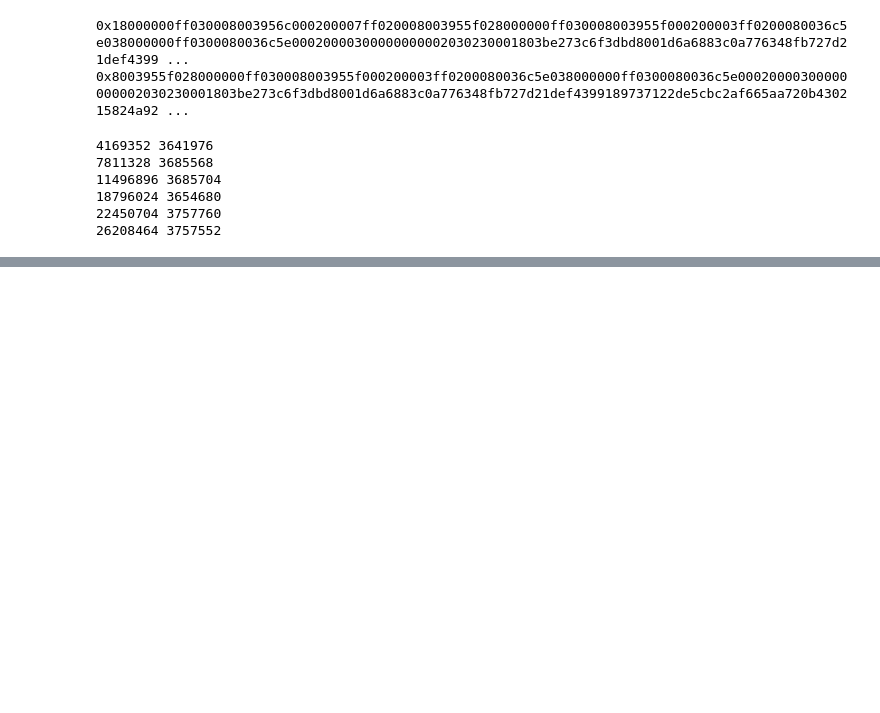
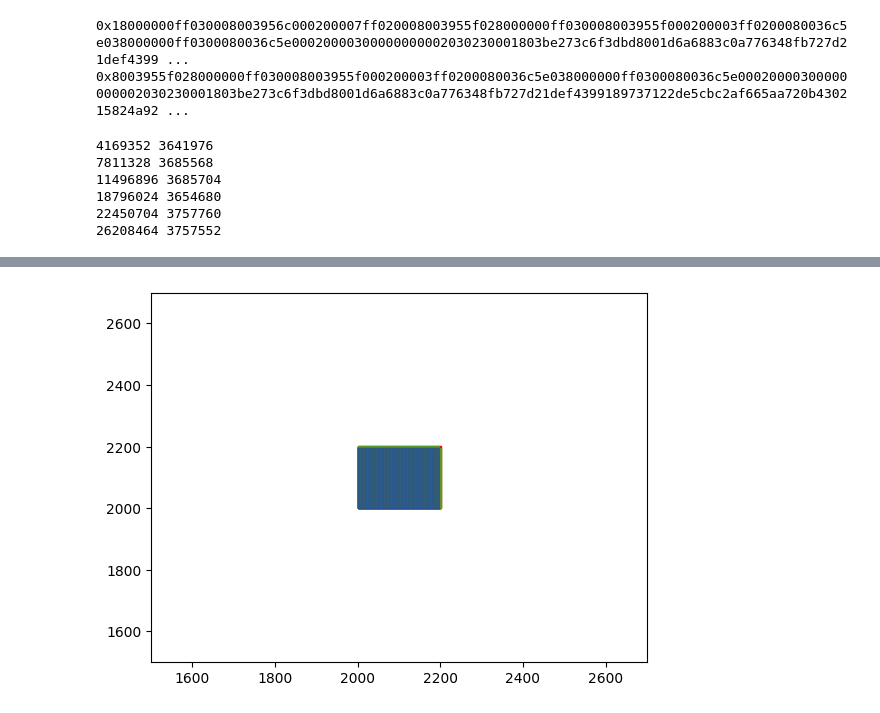
Before and after one commit to 42IceLollies/summer_research_26, a Jupyter notebook: extract_Crx.ipynb, the cells around one changed output, grey strips where cells are left out. Cells and saved outputs as stored; diff of their text form; code cells hidden in the pictures; blank space fills up the shorter version.

```diff
--- a/extract_Crx.ipynb
+++ b/extract_Crx.ipynb
@@ -141,0 +138,38 @@ plt.show()
+# %%
+import matplotlib.patches as mpatches
+
+
+def make_pix(color, x, y, size, brightness):
+    return mpatches.Rectangle((x,y), size, size, color = color)
+
+size = 1
+
+
+# construct red plane???
+red_dat = data[planes[0].offset-base: planes[0].offset-base+planes[0].size]
+green_dat_one = data[planes[1].offset-base: planes[1].offset-base+planes[1].size]
+green_dat_two = data[planes[2].offset-base: planes[2].offset-base+planes[2].size]
+blue_dat = data[planes[3].offset-base: planes[3].offset-base+planes[3].size]
+pix_width = 4
+
+fig, ax = plt.subplots()
+plt.xlim((1500,2700))
+plt.ylim((1500,2700))
+
+counter = 2000
+
+for i in range(2000,2200):
+    for j in range(2000,2200):
+        ax.add_patch(make_pix("blue", i*size, j*size, size, blue_dat[counter*pix_width]))
+        ax.add_patch(make_pix("limegreen", (i*size)+size,j*size, size, blue_dat[counter*pix_width]))
+        ax.add_patch(make_pix("limegreen", i*size, (j*size)+size, size, blue_dat[counter*pix_width]))
+        ax.add_patch(make_pix("red", (i*size)+size, (j*size)+size, size, red_dat[counter*pix_width]))
+        counter += 1
+
+
+
+
+
+plt.show()
+# %% [output]
+[figure, added]
```
Also changed, not shown: parts of 5 cells of this notebook.
